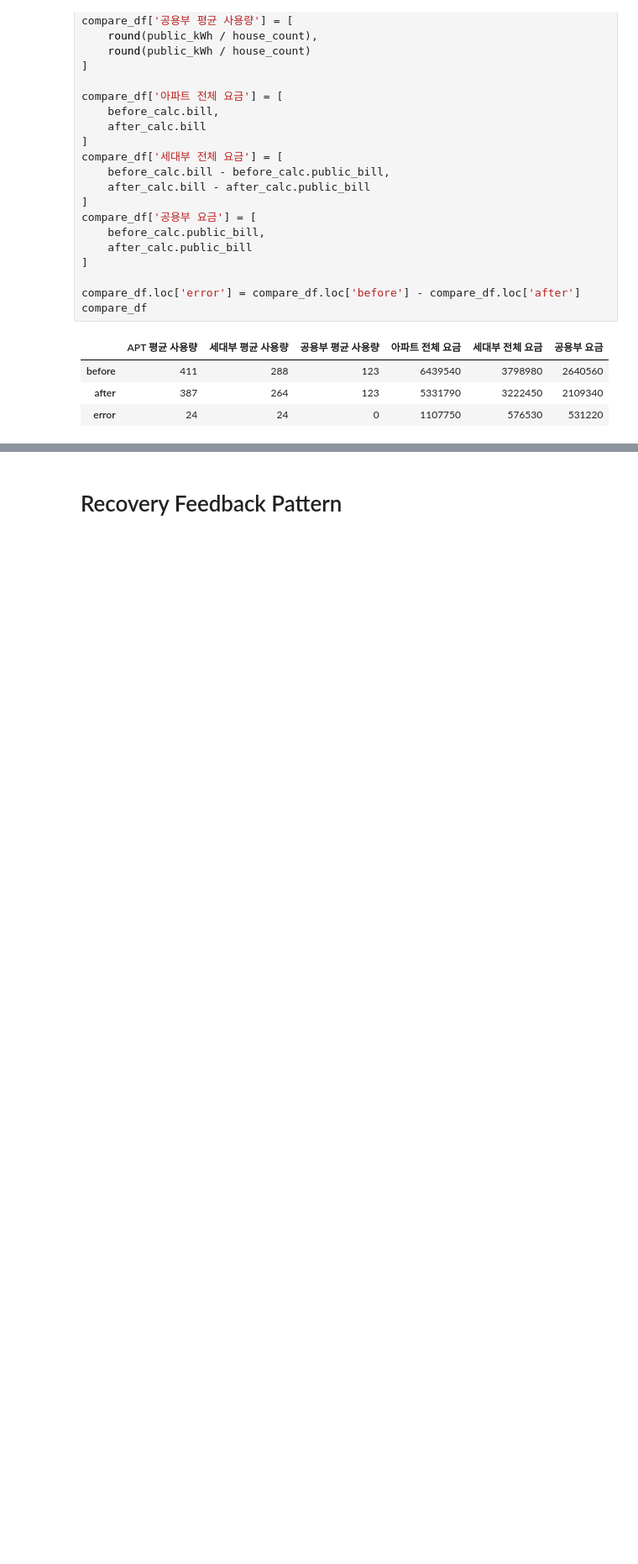
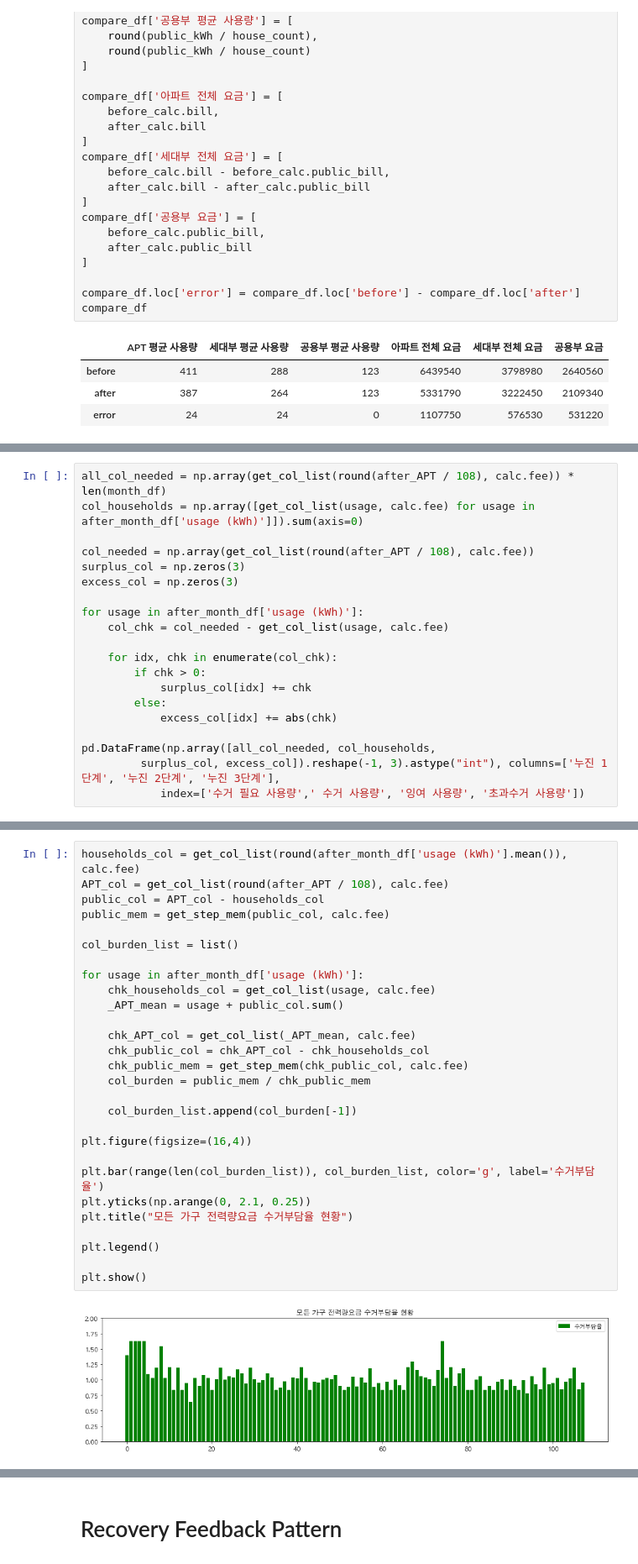
Before and after one commit to formegusto/distribution-public-fee, a Jupyter notebook: pt4.전기절약 피드백 modulization.ipynb, the cells around one changed output, grey strips where cells are left out. Shown at 84% size. Drawn from its saved outputs; the diff is of its cells as text; blank space fills up the shorter version.

```diff
--- a/pt4.전기절약 피드백 modulization.ipynb
+++ b/pt4.전기절약 피드백 modulization.ipynb
@@ -214,0 +316,20 @@ compare_df
+# %%
+all_col_needed = np.array(get_col_list(round(after_APT / 108), calc.fee)) * len(month_df)
+col_households = np.array([get_col_list(usage, calc.fee) for usage in after_month_df['usage (kWh)']]).sum(axis=0)
+
+col_needed = np.array(get_col_list(round(after_APT / 108), calc.fee))
+surplus_col = np.zeros(3)
+excess_col = np.zeros(3)
+
+for usage in after_month_df['usage (kWh)']:
+    col_chk = col_needed - get_col_list(usage, calc.fee)
+
+    for idx, chk in enumerate(col_chk):
+        if chk > 0:
+            surplus_col[idx] += chk
+        else:
+            excess_col[idx] += abs(chk)
+
+pd.DataFrame(np.array([all_col_needed, col_households,
+         surplus_col, excess_col]).reshape(-1, 3).astype("int"), columns=['누진 1단계', '누진 2단계', '누진 3단계'],
+            index=['수거 필요 사용량',' 수거 사용량', '잉여 사용량', '초과수거 사용량'])
@@ -214,0 +388,30 @@ compare_df
+# %%
+households_col = get_col_list(round(after_month_df['usage (kWh)'].mean()), calc.fee)
+APT_col = get_col_list(round(after_APT / 108), calc.fee)
+public_col = APT_col - households_col
+public_mem = get_step_mem(public_col, calc.fee)
+
+col_burden_list = list()
+
+for usage in after_month_df['usage (kWh)']:
+    chk_households_col = get_col_list(usage, calc.fee)
+    _APT_mean = usage + public_col.sum()
+
+    chk_APT_col = get_col_list(_APT_mean, calc.fee)
+    chk_public_col = chk_APT_col - chk_households_col
+    chk_public_mem = get_step_mem(chk_public_col, calc.fee)
+    col_burden = public_mem / chk_public_mem
+
+    col_burden_list.append(col_burden[-1])
+
+plt.figure(figsize=(16,4))
+
+plt.bar(range(len(col_burden_list)), col_burden_list, color='g', label='수거부담율')
+plt.yticks(np.arange(0, 2.1, 0.25))
+plt.title("모든 가구 전력량요금 수거부담율 현황")
+
+plt.legend()
+
+plt.show()
+# %% [output]
+[figure, added]
```
Also changed, not shown: parts of 21 cells of this notebook, 1 other file.
